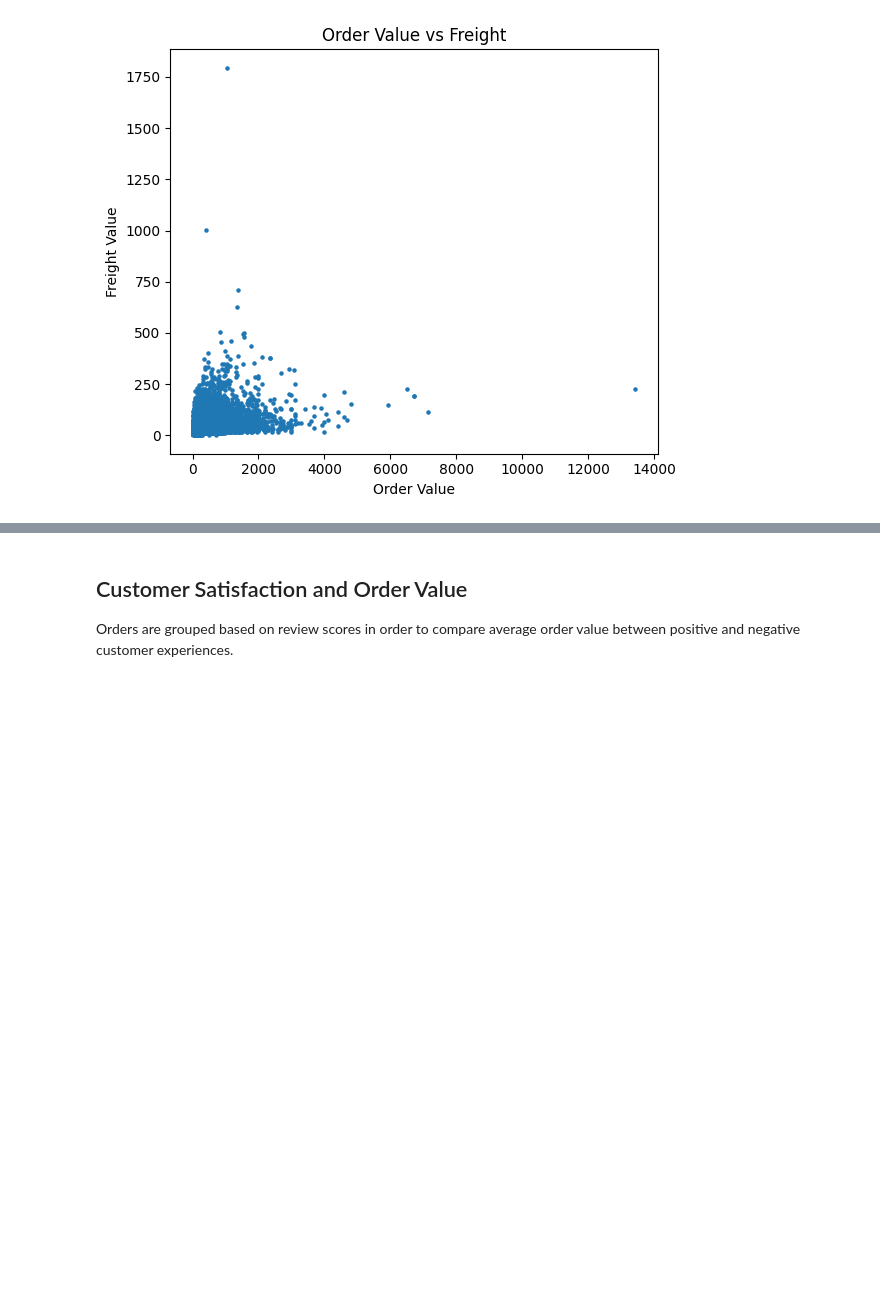
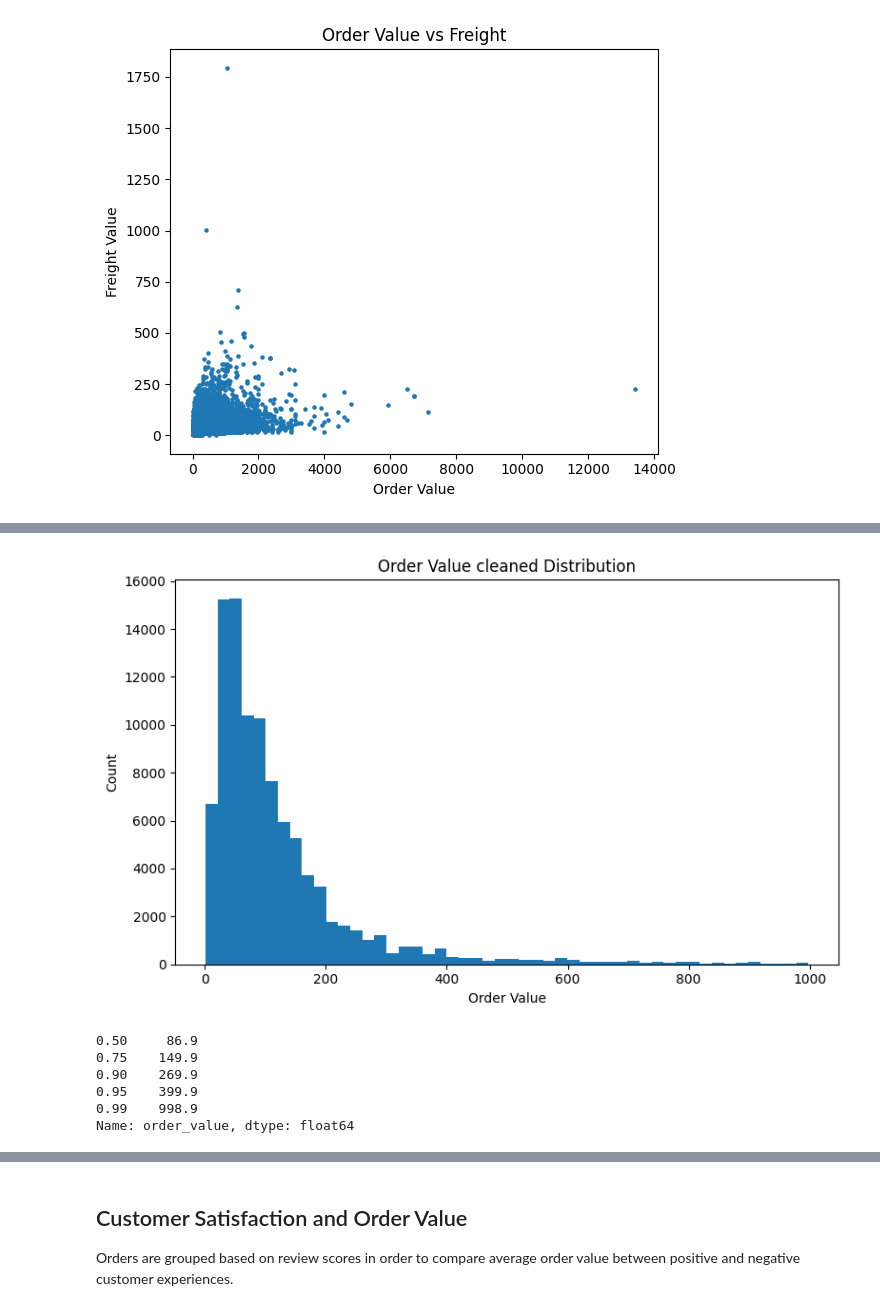
Before and after one commit to jchav01/sales_analysis, a Jupyter notebook: notebook/analysis.ipynb, the cells around one changed output, grey strips where cells are left out. Drawn from its saved outputs; the diff is of its cells as text; code cells hidden in the pictures; blank space fills up the shorter version.

```diff
--- a/notebook/analysis.ipynb
+++ b/notebook/analysis.ipynb
@@ -276,0 +298,21 @@ plt.show()
+# %%
+df_aov["order_value"].quantile([0.95, 0.99])
+df_aov_no_outliers = df_aov[df_aov["order_value"] < df_aov["order_value"].quantile(0.99)]
+
+plt.figure(figsize=(8,5))
+plt.hist(df_aov_no_outliers["order_value"], bins=50)
+plt.title("Order Value cleaned Distribution")
+plt.xlabel("Order Value")
+plt.ylabel("Count")
+plt.tight_layout()
+plt.show()
+
+df_aov["order_value"].quantile([0.5, 0.75, 0.9, 0.95, 0.99])
+# %% [output]
+[figure, added]
+0.50     86.9
+0.75    149.9
+0.90    269.9
+0.95    399.9
+0.99    998.9
+Name: order_value, dtype: float64
```
Also changed, not shown: parts of 3 cells of this notebook.
